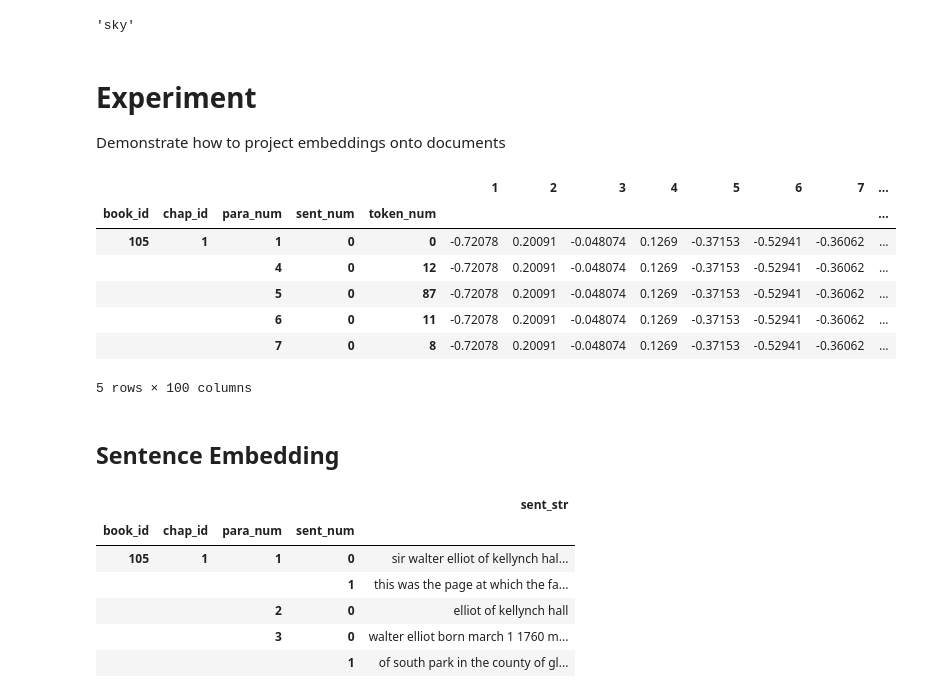
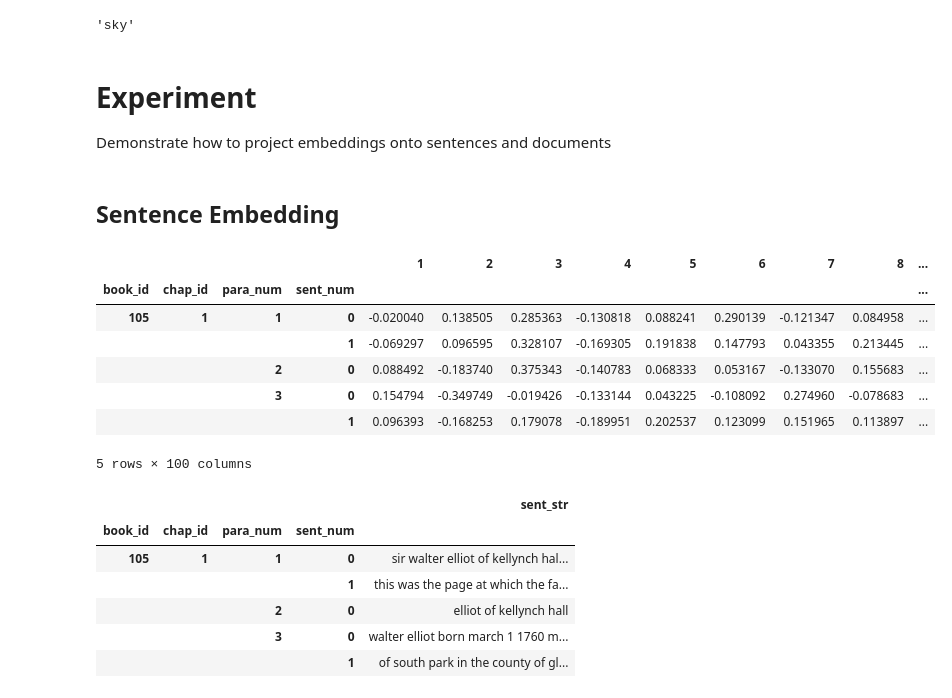
Before and after one commit to sqr8ap/DS5001-2025-01-R, a Jupyter notebook: lessons/M09_WordEmbedding/M09_01_GloVe.ipynb, the cells around one changed output. Drawn from its saved outputs; the diff is of its cells as text; code cells hidden in the pictures.

```diff
--- a/lessons/M09_WordEmbedding/M09_01_GloVe.ipynb
+++ b/lessons/M09_WordEmbedding/M09_01_GloVe.ipynb
@@ -481,7 +481,7 @@ get_analogy('day', 'sun', 'night')
 # %% [markdown]
 # Experiment
 
-Demonstrate how to project embeddings onto documents
+Demonstrate how to project embeddings onto sentences and documents
 # %%
 LIB = pd.read_csv(f"{output_dir}/austen-melville-LIB.csv").set_index('book_id')
 CORPUS = pd.read_csv(f"{output_dir}/austen-melville-CORPUS.csv").set_index(['book_id', 'chap_id', 'para_num', 'sent_num', 'token_num'])
@@ -492,13 +488,2 @@ CORPUS2 = CORPUS.copy().reset_index()\
-# %%
-CORPUS2.head()
-# %% [output]
-|  |  |  |  |  | 1 | 2 | 3 | 4 | 5 | 6 | 7 | ... |
-| book_id | chap_id | para_num | sent_num | token_num |  |  |  |  |  |  |  | ... |
-| 105 | 1 | 1 | 0 | 0 | -0.72078 | 0.20091 | -0.048074 | 0.1269 | -0.37153 | -0.52941 | -0.36062 | ... |
-|  |  | 4 | 0 | 12 | -0.72078 | 0.20091 | -0.048074 | 0.1269 | -0.37153 | -0.52941 | -0.36062 | ... |
-|  |  | 5 | 0 | 87 | -0.72078 | 0.20091 | -0.048074 | 0.1269 | -0.37153 | -0.52941 | -0.36062 | ... |
-|  |  | 6 | 0 | 11 | -0.72078 | 0.20091 | -0.048074 | 0.1269 | -0.37153 | -0.52941 | -0.36062 | ... |
-|  |  | 7 | 0 | 8 | -0.72078 | 0.20091 | -0.048074 | 0.1269 | -0.37153 | -0.52941 | -0.36062 | ... |
-5 rows × 100 columns
 # %% [markdown]
 ## Sentence Embedding
@@ -505,3 +492,14 @@ CORPUS2.head()
+# %%
+SV.head()
+# %% [output]
+|  |  |  |  | 1 | 2 | 3 | 4 | 5 | 6 | 7 | 8 | ... |
+| book_id | chap_id | para_num | sent_num |  |  |  |  |  |  |  |  | ... |
+| 105 | 1 | 1 | 0 | -0.020040 | 0.138505 | 0.285363 | -0.130818 | 0.088241 | 0.290139 | -0.121347 | 0.084958 | ... |
+|  |  |  | 1 | -0.069297 | 0.096595 | 0.328107 | -0.169305 | 0.191838 | 0.147793 | 0.043355 | 0.213445 | ... |
+|  |  | 2 | 0 | 0.088492 | -0.183740 | 0.375343 | -0.140783 | 0.068333 | 0.053167 | -0.133070 | 0.155683 | ... |
+|  |  | 3 | 0 | 0.154794 | -0.349749 | -0.019426 | -0.133144 | 0.043225 | -0.108092 | 0.274960 | -0.078683 | ... |
+|  |  |  | 1 | 0.096393 | -0.168253 | 0.179078 | -0.189951 | 0.202537 | 0.123099 | 0.151965 | 0.113897 | ... |
+5 rows × 100 columns
 # %%
 SENT = CORPUS.groupby(['book_id','chap_id','para_num','sent_num']).term_str.apply(lambda x: ' '.join(map(str,x))).to_frame('sent_str').sort_index()
 # %%
```
Also changed, not shown: parts of 11 cells of this notebook, 2 other files.
